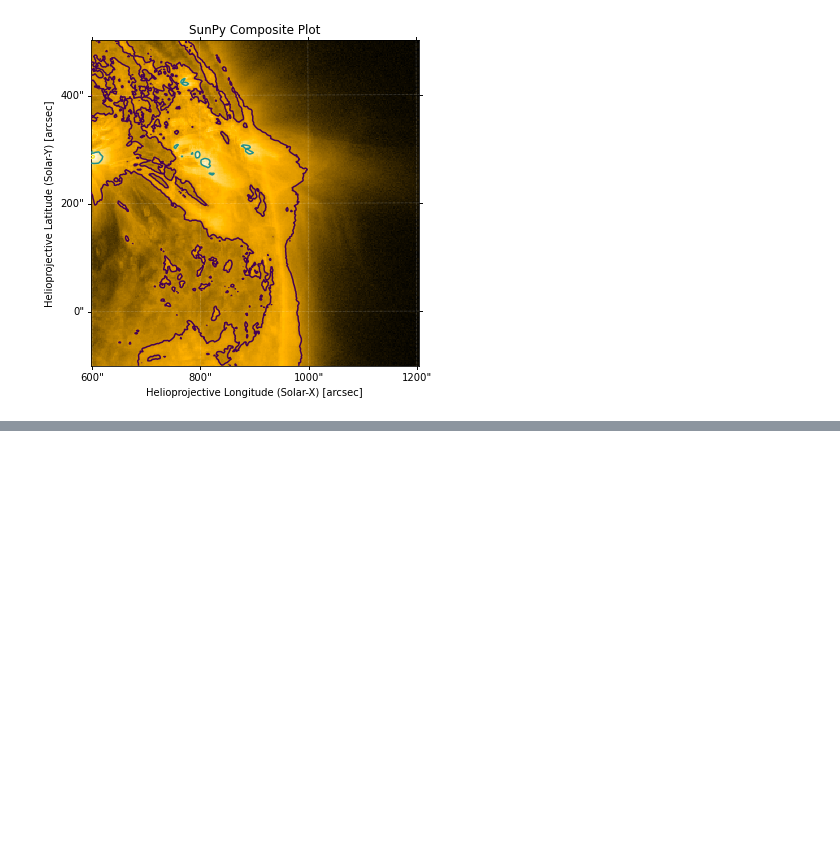
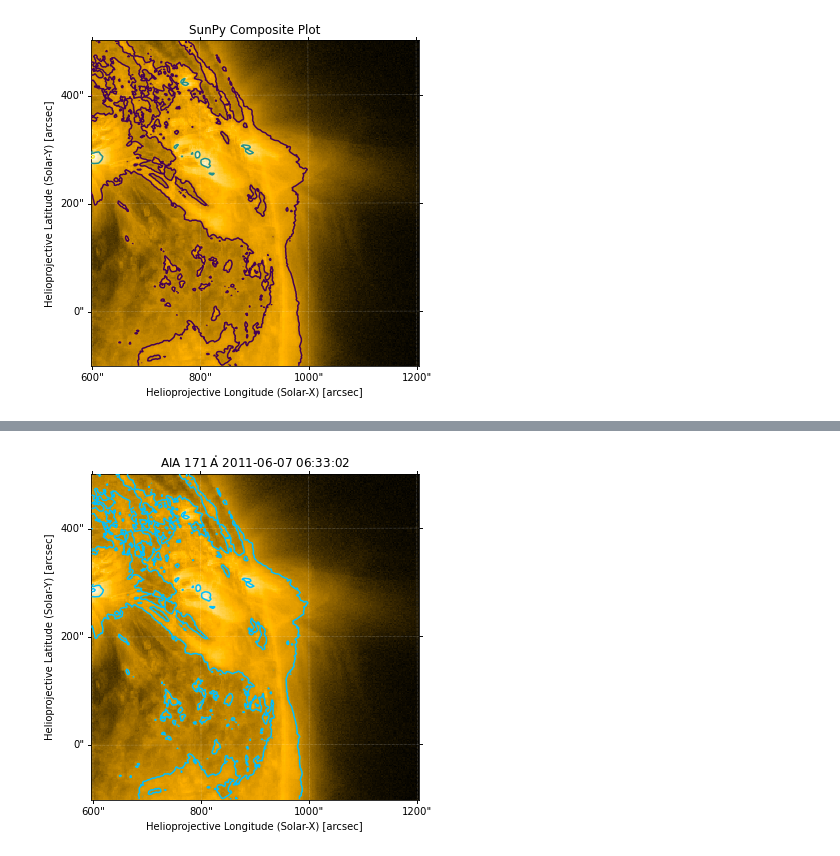
Before and after one commit to ianan/aia_test, a Jupyter notebook: contour_test.ipynb, the cells around one changed output, grey strips where cells are left out. Drawn from its saved outputs; the diff is of its cells as text; code cells hidden in the pictures; blank space fills up the shorter version.

Commit message:
updated contour test

```diff
--- a/contour_test.ipynb
+++ b/contour_test.ipynb
@@ -37,0 +47,9 @@ plt.show()
+# %%
+# How to actually do it in v3 sunpy
+fig = plt.figure(figsize=(6.5,6))
+ax1 = fig.add_subplot(1, 1, 1,projection=aia_smap)
+aia_smap.plot()
+aia_smap.draw_contours(levels=[10,50,90]*u.percent, axes=ax1, colors='deepskyblue')
+plt.show()
+# %% [output]
+[figure, added]
```
Also changed, not shown: parts of 3 cells of this notebook.
